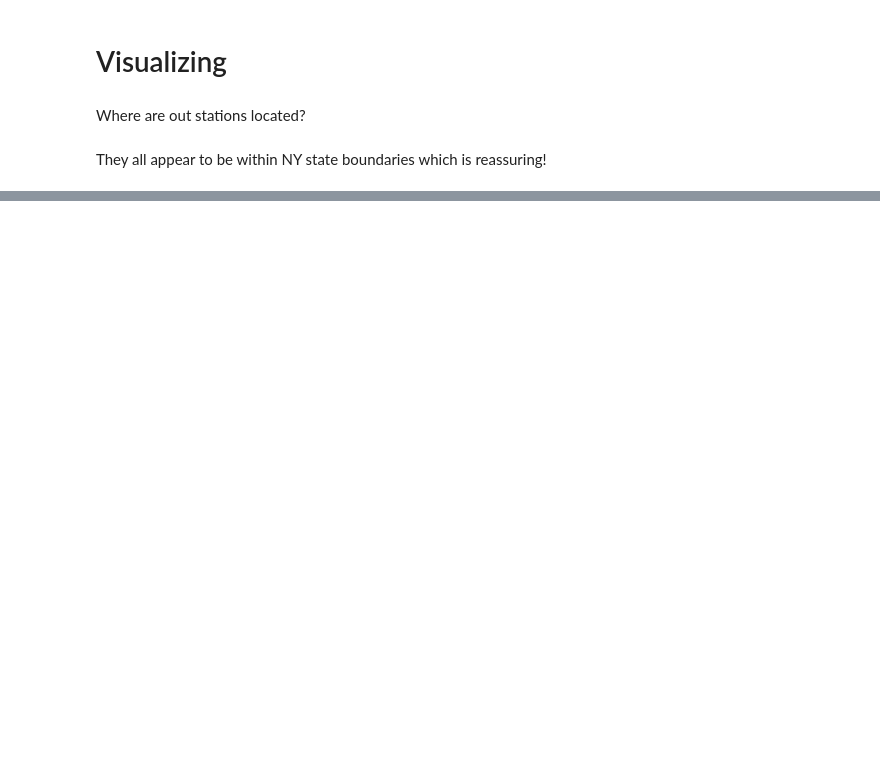
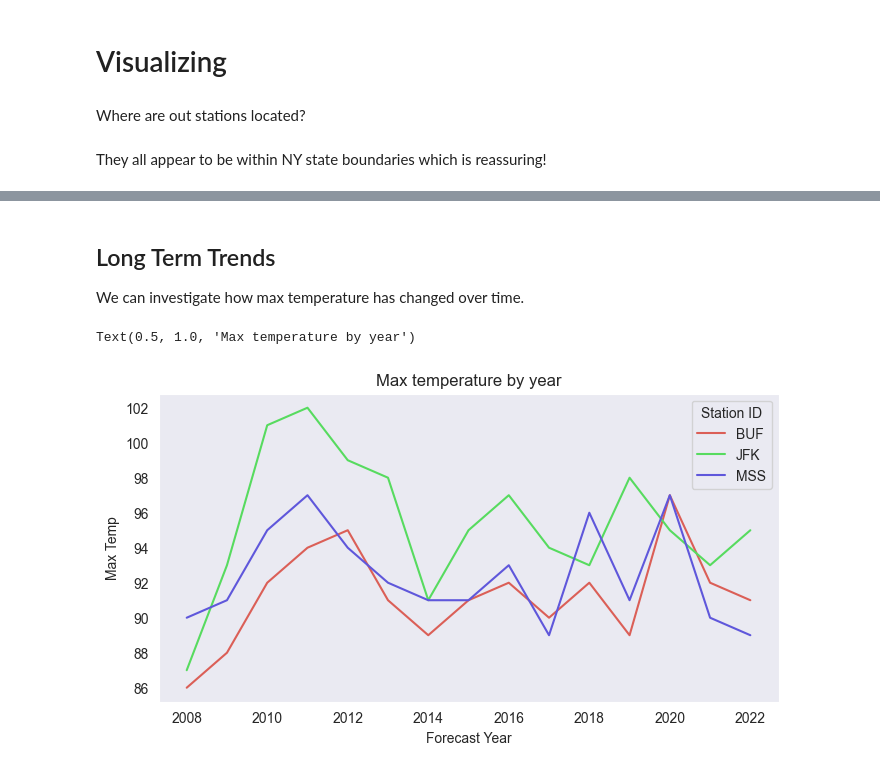
Before and after one commit to jmoro0408/Energy-Forecasting, a Jupyter notebook: scripts/explore_weather.ipynb, the cells around one changed output, grey strips where cells are left out. Saved outputs shown, nothing was run; the diff lists cells and outputs as text; code cells hidden in the pictures; blank space fills up the shorter version.

```diff
--- a/scripts/explore_weather.ipynb
+++ b/scripts/explore_weather.ipynb
@@ -179,0 +281,30 @@ They all appear to be within NY state boundaries which is reassuring!
+# %% [markdown]
+## Long Term Trends
+
+We can investigate how max temperature has changed over time.
+# %%
+long_term_max_temp = (weather_df
+ .groupby(['Station ID', 'Forecast Year'], as_index = False)
+ .max( numeric_only = True)[['Station ID','Forecast Year', 'Max Temp']]
+ .dropna(subset = 'Max Temp')
+)
+# %%
+long_term_max_temp = (long_term_max_temp[long_term_max_temp['Station ID'].isin(['MSS', 'JFK', 'BUF'])]
+                   .reset_index(drop = True))
+long_term_max_temp.head()
+long_term_max_temp['Station ID'] = long_term_max_temp['Station ID'].cat.remove_unused_categories()
+# Dropping any 2023 rows as it's not summer yet
+long_term_max_temp = long_term_max_temp[long_term_max_temp['Forecast Year'] != 2023]
+# %%
+fig, ax = plt.subplots(figsize = (8,4))
+sns.lineplot(data =long_term_max_temp,
+             x = 'Forecast Year',
+             y = 'Max Temp',
+             hue = 'Station ID',
+             ax =ax,
+             palette = sns.color_palette("hls", 3))
+
+ax.set_title('Max temperature by year')
+# %% [output]
+Text(0.5, 1.0, 'Max temperature by year')
+[figure, added]
```
Also changed, not shown: parts of 16 cells of this notebook.
